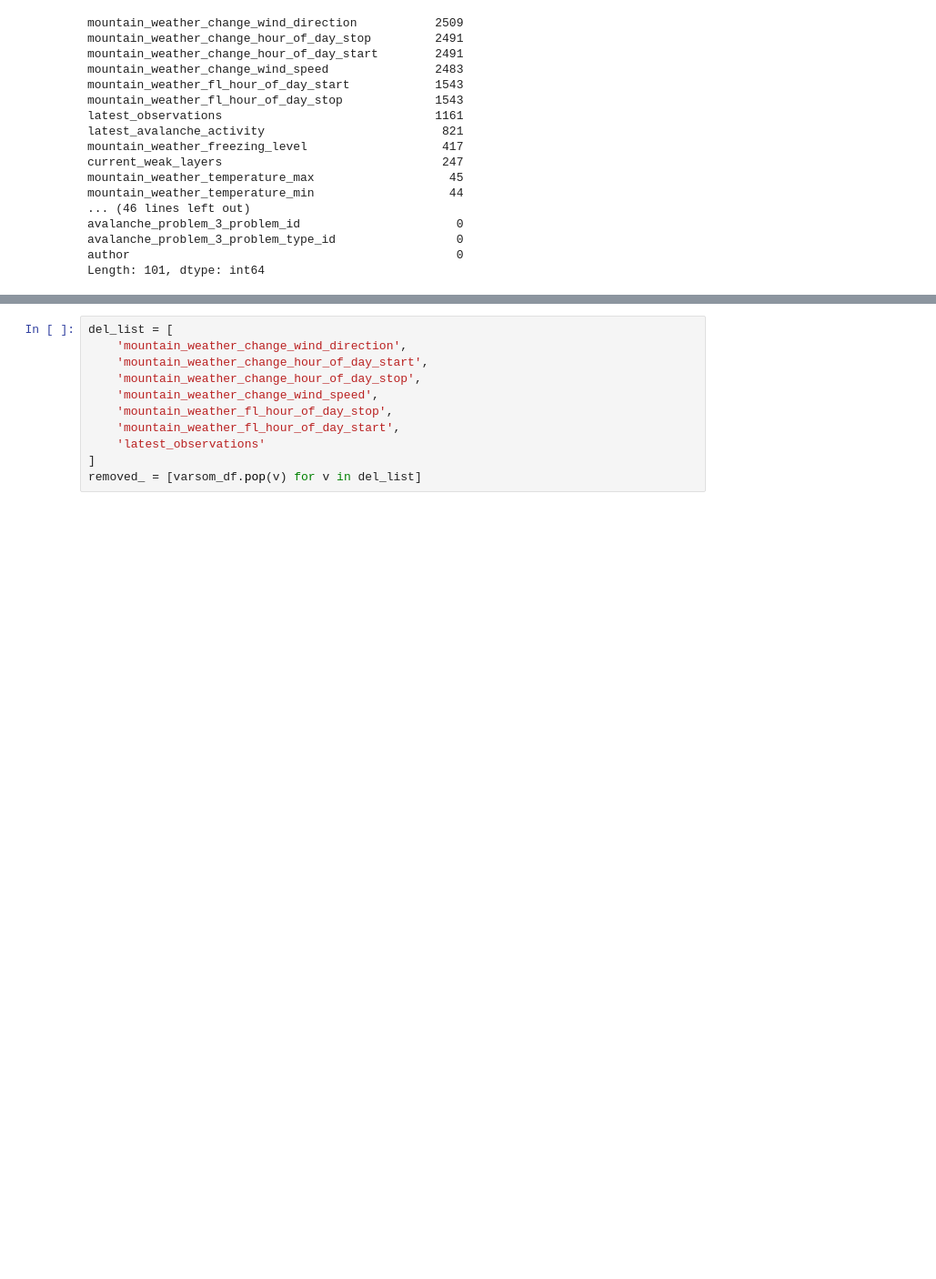
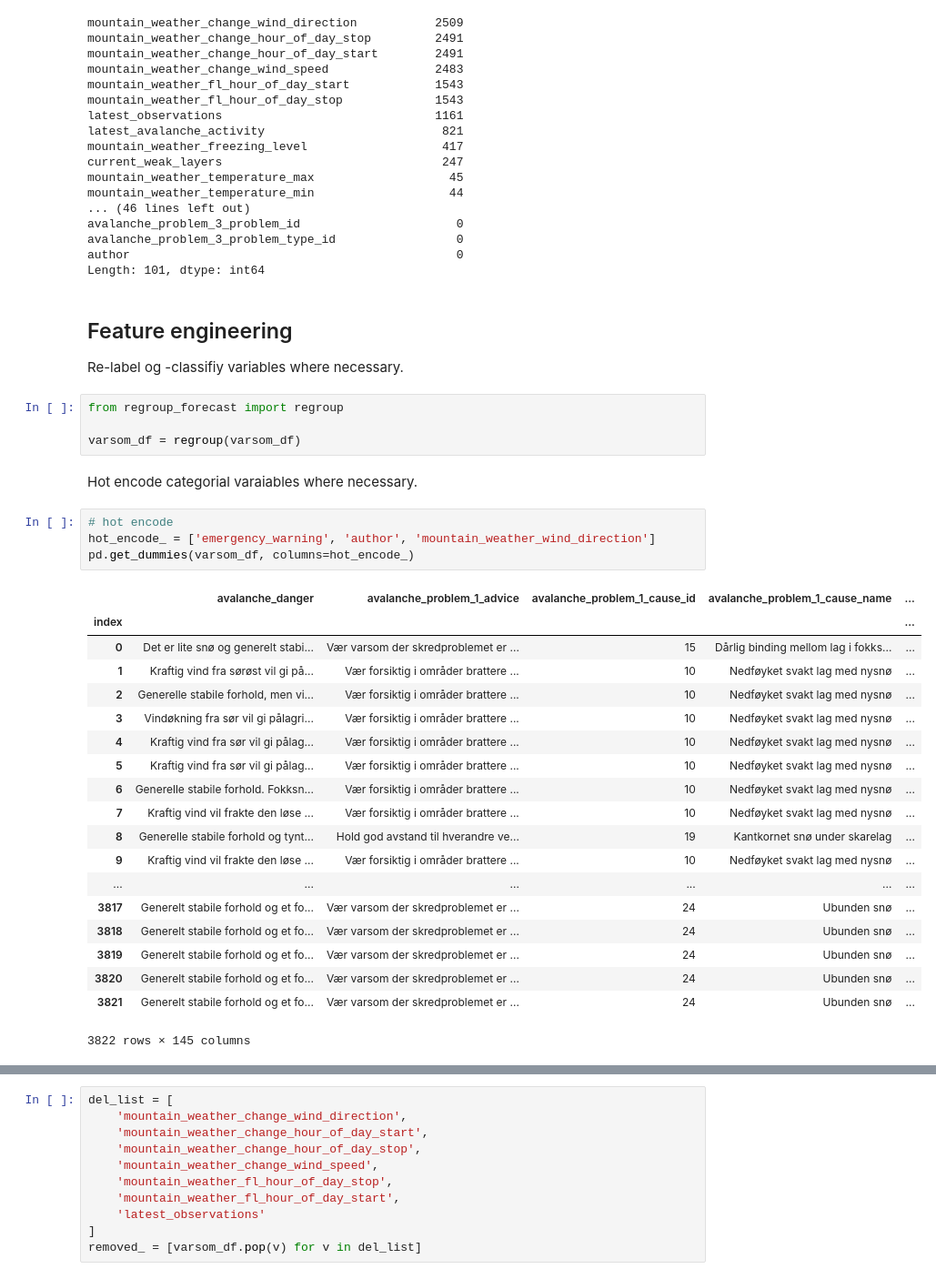
Before and after one commit to kmunve/APS, a Jupyter notebook: aps/notebooks/ml_varsom/preprocessing.ipynb, the cells around one changed output, grey strips where cells are left out. Shown at 91% size. Cells and saved outputs as stored; diff of their text form; blank space fills up the shorter version.

```diff
--- a/aps/notebooks/ml_varsom/preprocessing.ipynb
+++ b/aps/notebooks/ml_varsom/preprocessing.ipynb
@@ -74,3 +76,36 @@ avalanche_problem_3_problem_id                      0
 avalanche_problem_3_problem_type_id                 0
 author                                              0
 Length: 101, dtype: int64
+# %% [markdown]
+## Feature engineering
+Re-label og -classifiy variables where necessary.
+# %%
+from regroup_forecast import regroup
+
+varsom_df = regroup(varsom_df)
+# %% [markdown]
+Hot encode categorial varaiables where necessary.
+# %%
+# hot encode
+hot_encode_ = ['emergency_warning', 'author', 'mountain_weather_wind_direction']
+pd.get_dummies(varsom_df, columns=hot_encode_)
+# %% [output]
+|  | avalanche_danger | avalanche_problem_1_advice | avalanche_problem_1_cause_id | avalanche_problem_1_cause_name | ... |
+| index |  |  |  |  | ... |
+| 0 | Det er lite snø og generelt stabi... | Vær varsom der skredproblemet er ... | 15 | Dårlig binding mellom lag i fokks... | ... |
+| 1 | Kraftig vind fra sørøst vil gi på... | Vær forsiktig i områder brattere ... | 10 | Nedføyket svakt lag med nysnø | ... |
+| 2 | Generelle stabile forhold, men vi... | Vær forsiktig i områder brattere ... | 10 | Nedføyket svakt lag med nysnø | ... |
+| 3 | Vindøkning fra sør vil gi pålagri... | Vær forsiktig i områder brattere ... | 10 | Nedføyket svakt lag med nysnø | ... |
+| 4 | Kraftig vind fra sør vil gi pålag... | Vær forsiktig i områder brattere ... | 10 | Nedføyket svakt lag med nysnø | ... |
+| 5 | Kraftig vind fra sør vil gi pålag... | Vær forsiktig i områder brattere ... | 10 | Nedføyket svakt lag med nysnø | ... |
+| 6 | Generelle stabile forhold. Fokksn... | Vær forsiktig i områder brattere ... | 10 | Nedføyket svakt lag med nysnø | ... |
+| 7 | Kraftig vind vil frakte den løse ... | Vær forsiktig i områder brattere ... | 10 | Nedføyket svakt lag med nysnø | ... |
+| 8 | Generelle stabile forhold og tynt... | Hold god avstand til hverandre ve... | 19 | Kantkornet snø under skarelag | ... |
+| 9 | Kraftig vind vil frakte den løse ... | Vær forsiktig i områder brattere ... | 10 | Nedføyket svakt lag med nysnø | ... |
+| ... | ... | ... | ... | ... | ... |
+| 3817 | Generelt stabile forhold og et fo... | Vær varsom der skredproblemet er ... | 24 | Ubunden snø | ... |
+| 3818 | Generelt stabile forhold og et fo... | Vær varsom der skredproblemet er ... | 24 | Ubunden snø | ... |
+| 3819 | Generelt stabile forhold og et fo... | Vær varsom der skredproblemet er ... | 24 | Ubunden snø | ... |
+| 3820 | Generelt stabile forhold og et fo... | Vær varsom der skredproblemet er ... | 24 | Ubunden snø | ... |
+| 3821 | Generelt stabile forhold og et fo... | Vær varsom der skredproblemet er ... | 24 | Ubunden snø | ... |
+3822 rows × 145 columns
```
Also changed, not shown: parts of 75 cells of this notebook, 2 other files.
